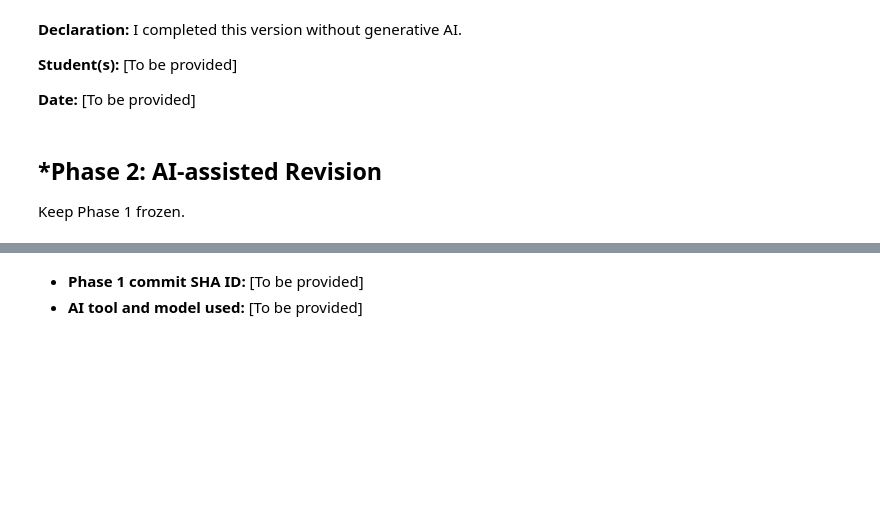
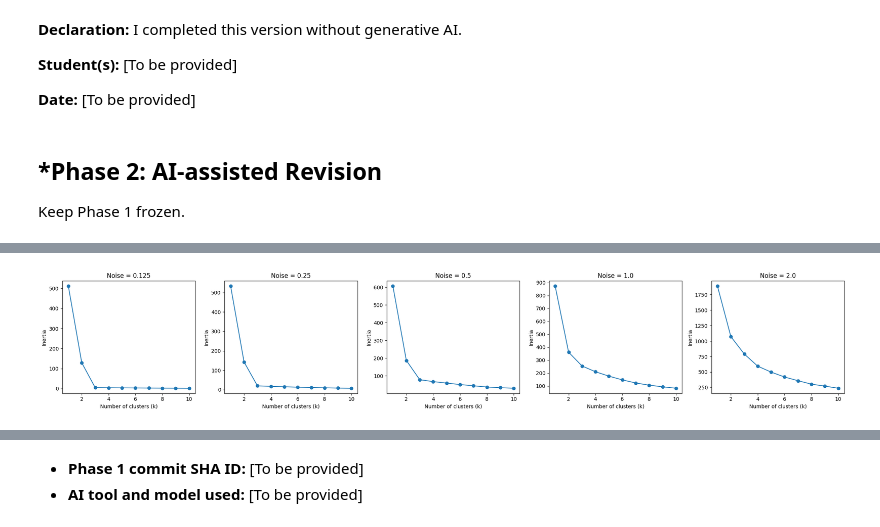
Before and after one commit to jason-zermani/A04-clustering, a Jupyter notebook: notebook.ipynb, the cells around one changed output, grey strips where cells are left out. Cells and saved outputs as stored; diff of their text form; code cells hidden in the pictures; blank space fills up the shorter version.

```diff
--- a/notebook.ipynb
+++ b/notebook.ipynb
@@ -303,0 +396,27 @@ Keep Phase 1 frozen.
+# %%
+fig, axes = plt.subplots(1, 5, figsize=(22, 4))
+
+for i in range(5):
+    X = datasets[i][["x1", "x2"]]
+
+    inertia = []
+
+    for k in range(1, 11):
+        model = KMeans(
+            n_clusters=k,
+            random_state=100,
+            n_init=10
+        )
+
+        model.fit(X)
+        inertia.append(model.inertia_)
+
+    axes[i].plot(range(1, 11), inertia, marker="o")
+    axes[i].set_title("Noise = " + str(noise_levels[i]))
+    axes[i].set_xlabel("Number of clusters (k)")
+    axes[i].set_ylabel("Inertia")
+
+plt.tight_layout()
+plt.show()
+# %% [output]
+[figure, added]
```
Also changed, not shown: parts of 22 cells of this notebook.
